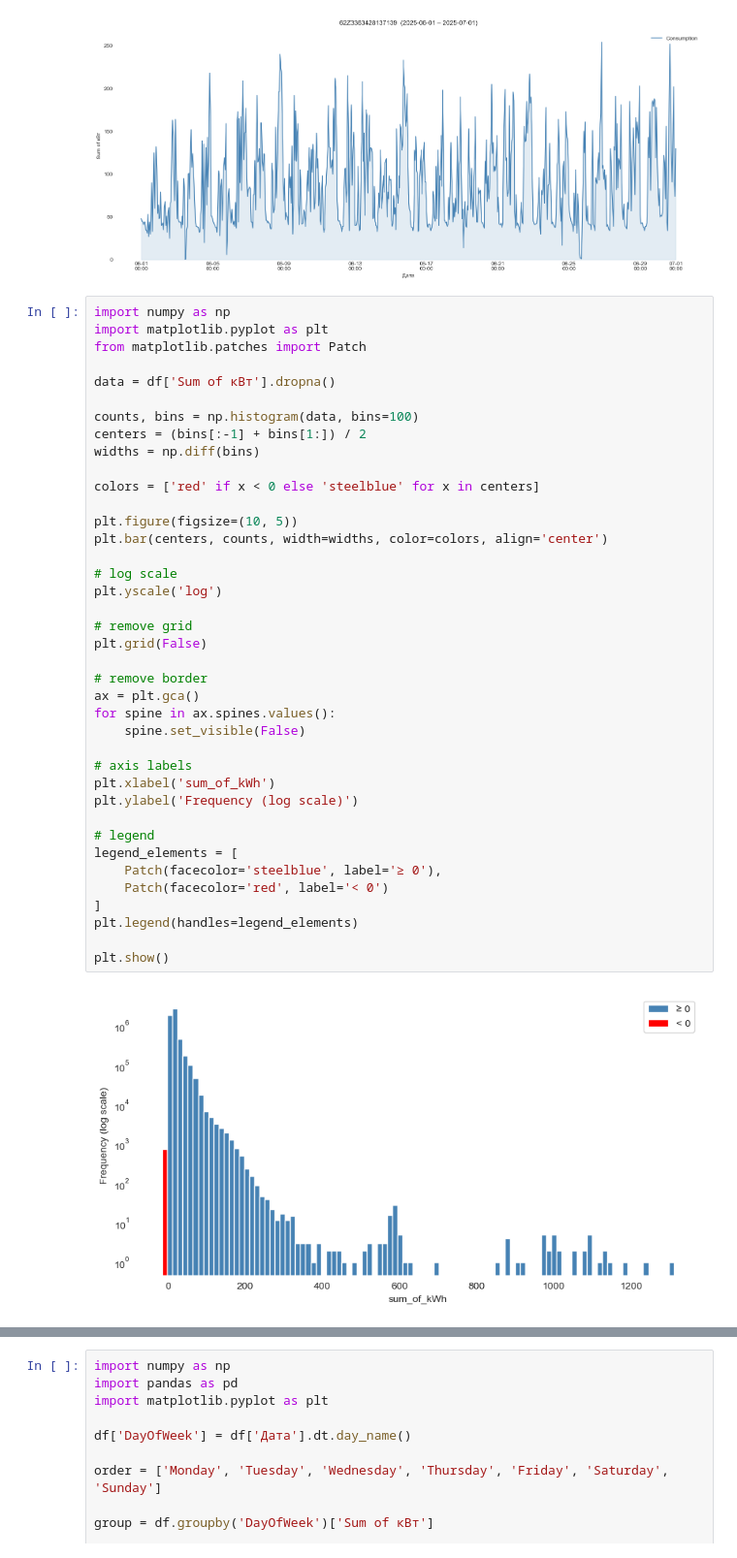
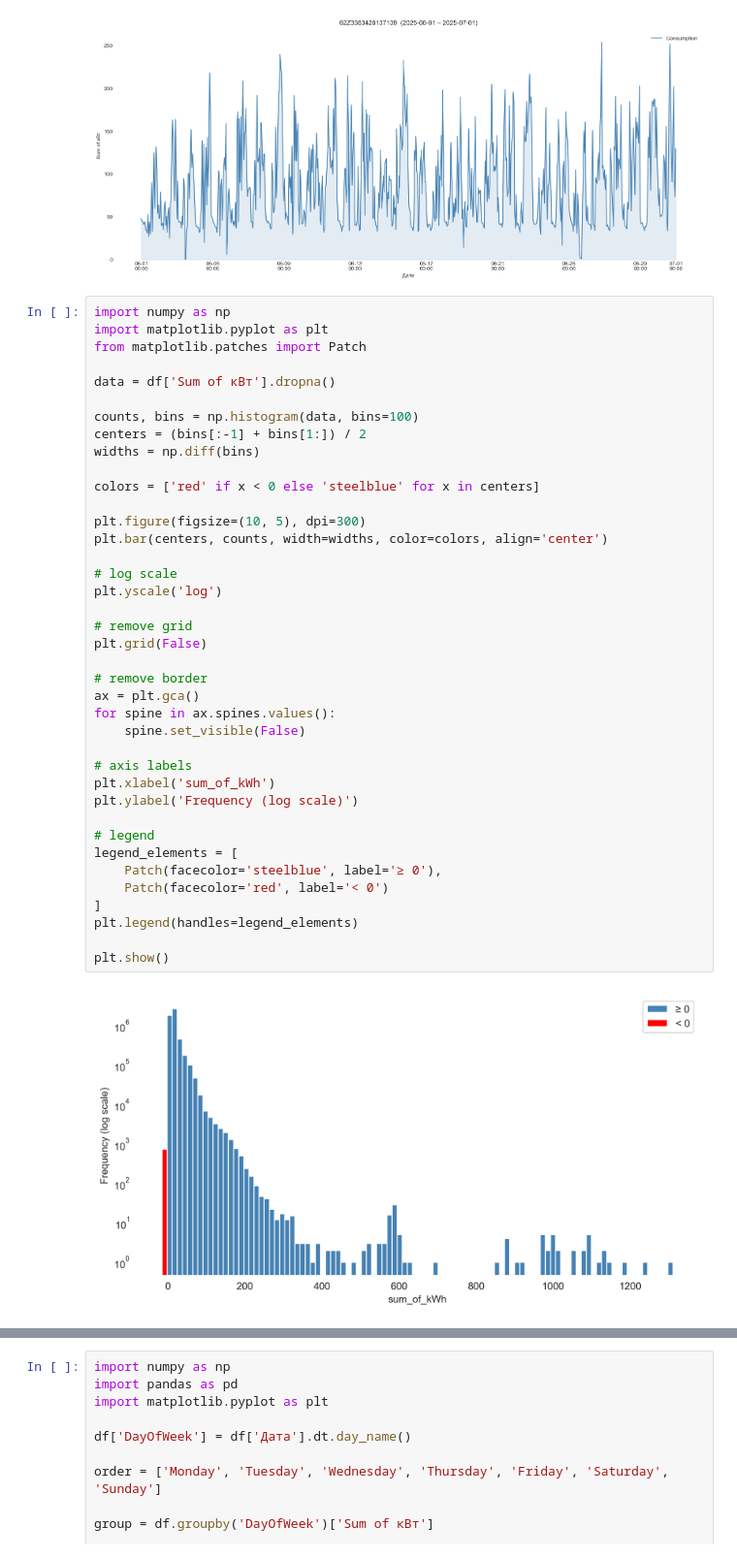
Before and after one commit to Lkupybida/Diploma, a Jupyter notebook: eda_v2.ipynb, the cells around one changed output, grey strips where cells are left out. Shown at 97% size. Cells and saved outputs as stored; diff of their text form.

```diff
--- a/eda_v2.ipynb
+++ b/eda_v2.ipynb
@@ -279,35 +279,35 @@ centers = (bins[:-1] + bins[1:]) / 2
 widths = np.diff(bins)
 
 colors = ['red' if x < 0 else 'steelblue' for x in centers]
 
-plt.figure(figsize=(10, 5))
+plt.figure(figsize=(10, 5), dpi=300)
 plt.bar(centers, counts, width=widths, color=colors, align='center')
 
 # log scale
 plt.yscale('log')
 
 # remove grid
 plt.grid(False)
 
 # remove border
 ax = plt.gca()
 for spine in ax.spines.values():
     spine.set_visible(False)
 
 # axis labels
 plt.xlabel('sum_of_kWh')
 plt.ylabel('Frequency (log scale)')
 
 # legend
 legend_elements = [
     Patch(facecolor='steelblue', label='≥ 0'),
     Patch(facecolor='red', label='< 0')
 ]
 plt.legend(handles=legend_elements)
 
 plt.show()
 # %% [output]
-[figure, old version]
+[figure, new version]
 # %%
 import numpy as np
 import matplotlib.pyplot as plt
```
Also changed, not shown: parts of 5 cells of this notebook, 2 other files.
